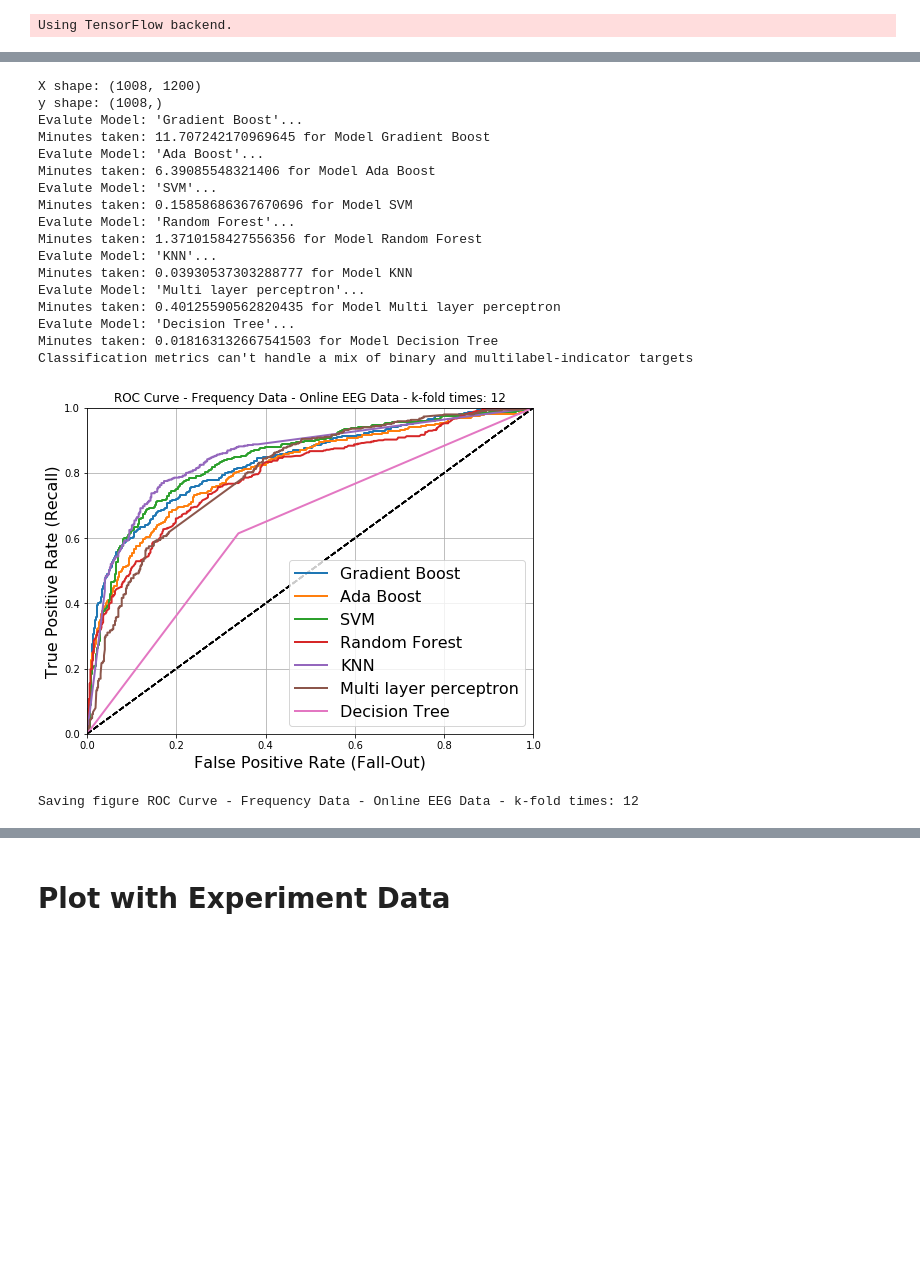
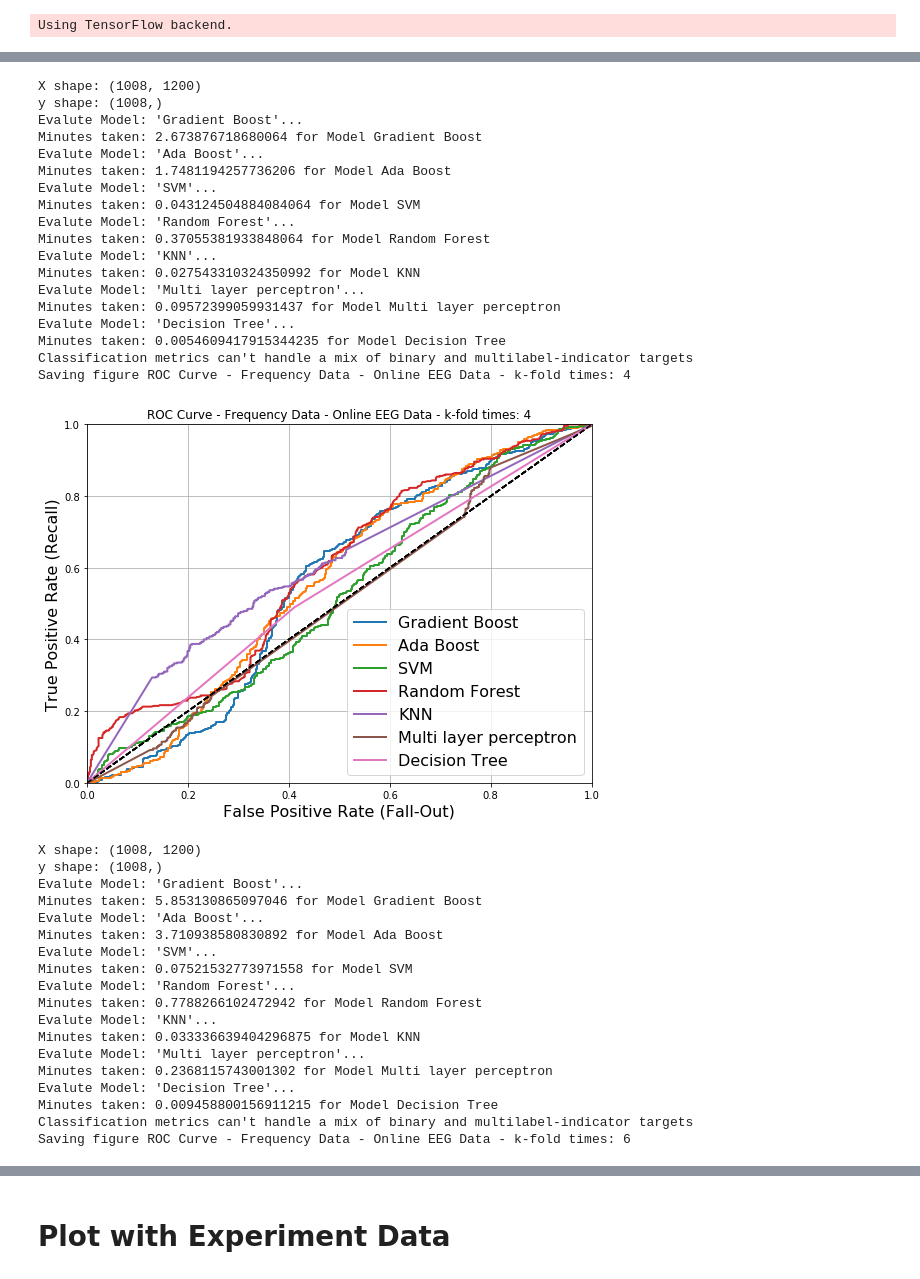
Before and after one commit to mudo121/thesis_eeg, a Jupyter notebook: machine_learning_notebooks/compare_classificators.ipynb, the cells around one changed output, grey strips where cells are left out. Drawn from its saved outputs; the diff is of its cells as text; code cells hidden in the pictures; blank space fills up the shorter version.

Commit message:
adde images for comparions of the different machine learning tecniques

```diff
--- a/machine_learning_notebooks/compare_classificators.ipynb
+++ b/machine_learning_notebooks/compare_classificators.ipynb
@@ -45,6 +45,11 @@ except Exception as e:
 
 print("Saving images to: {}".format(IMAGES_PATH))
 def save_fig(fig_id, tight_layout=True, fig_extension="png", resolution=300):
+    if fig_id is None:
+        print("Error while saving an image! Figure ID is None!")
+        return
+
+
     path = os.path.join(IMAGES_PATH, fig_id + "." + fig_extension)
     print("Saving figure", fig_id)
     if tight_layout:
@@ -263,7 +271,10 @@ def evaluteModelsWithRocCurve(modelList, X, y, title, target_names, kFoldTimes=5
 # %%
-evaluteModelsWithRocCurve(modelList, X=X_train_entropy, y=y_train_entropy,
+kFoldTimesList = [4, 6, 8, 10]
+
+for k in kFoldTimesList:
+    evaluteModelsWithRocCurve(modelList, X=X_train_entropy, y=y_train_entropy,
                           title="ROC Curve - Entropy Data - Online EEG Data", target_names=targetNames,
-                          kFoldTimes=12)
+                          kFoldTimes=k)
 # %% [output]
 X shape: (5024, 200)
 y shape: (5024,)
@@ -288,24 +355,45 @@ Saving figure ROC Curve - Entropy Data - Online EEG Data - k-fold times: 12
 # %%
-evaluteModelsWithRocCurve(modelList, X=X_train_freq, y=y_train_freq,
+kFoldTimesList = [4, 6, 8, 10]
+
+for k in kFoldTimesList:
+    evaluteModelsWithRocCurve(modelList, X=X_train_freq, y=y_train_freq,
                           title="ROC Curve - Frequency Data - Online EEG Data",
-                          target_names=targetNames, kFoldTimes=12)
+                          target_names=targetNames, kFoldTimes=k)
 # %% [output]
 X shape: (1008, 1200)
 y shape: (1008,)
 Evalute Model: 'Gradient Boost'...
-Minutes taken: 11.707242170969645 for Model Gradient Boost
+Minutes taken: 2.673876718680064 for Model Gradient Boost
 Evalute Model: 'Ada Boost'...
-Minutes taken: 6.39085548321406 for Model Ada Boost
+Minutes taken: 1.7481194257736206 for Model Ada Boost
 Evalute Model: 'SVM'...
-Minutes taken: 0.15858686367670696 for Model SVM
+Minutes taken: 0.043124504884084064 for Model SVM
 Evalute Model: 'Random Forest'...
-Minutes taken: 1.3710158427556356 for Model Random Forest
+Minutes taken: 0.37055381933848064 for Model Random Forest
 Evalute Model: 'KNN'...
-Minutes taken: 0.03930537303288777 for Model KNN
+Minutes taken: 0.027543310324350992 for Model KNN
 Evalute Model: 'Multi layer perceptron'...
-Minutes taken: 0.40125590562820435 for Model Multi layer perceptron
+Minutes taken: 0.09572399059931437 for Model Multi layer perceptron
 Evalute Model: 'Decision Tree'...
-Minutes taken: 0.018163132667541503 for Model Decision Tree
+Minutes taken: 0.0054609417915344235 for Model Decision Tree
 Classification metrics can't handle a mix of binary and multilabel-indicator targets
+Saving figure ROC Curve - Frequency Data - Online EEG Data - k-fold times: 4
-[figure, old version]
+[figure, new version]
-Saving figure ROC Curve - Frequency Data - Online EEG Data - k-fold times: 12
+X shape: (1008, 1200)
+y shape: (1008,)
+Evalute Model: 'Gradient Boost'...
+Minutes taken: 5.853130865097046 for Model Gradient Boost
+Evalute Model: 'Ada Boost'...
+Minutes taken: 3.710938580830892 for Model Ada Boost
+Evalute Model: 'SVM'...
+Minutes taken: 0.07521532773971558 for Model SVM
+Evalute Model: 'Random Forest'...
+Minutes taken: 0.7788266102472942 for Model Random Forest
+Evalute Model: 'KNN'...
+Minutes taken: 0.033336639404296875 for Model KNN
+Evalute Model: 'Multi layer perceptron'...
+Minutes taken: 0.2368115743001302 for Model Multi layer perceptron
+Evalute Model: 'Decision Tree'...
+Minutes taken: 0.009458800156911215 for Model Decision Tree
+Classification metrics can't handle a mix of binary and multilabel-indicator targets
+Saving figure ROC Curve - Frequency Data - Online EEG Data - k-fold times: 6
```
Also changed, not shown: parts of 7 cells of this notebook, 14 other files.
